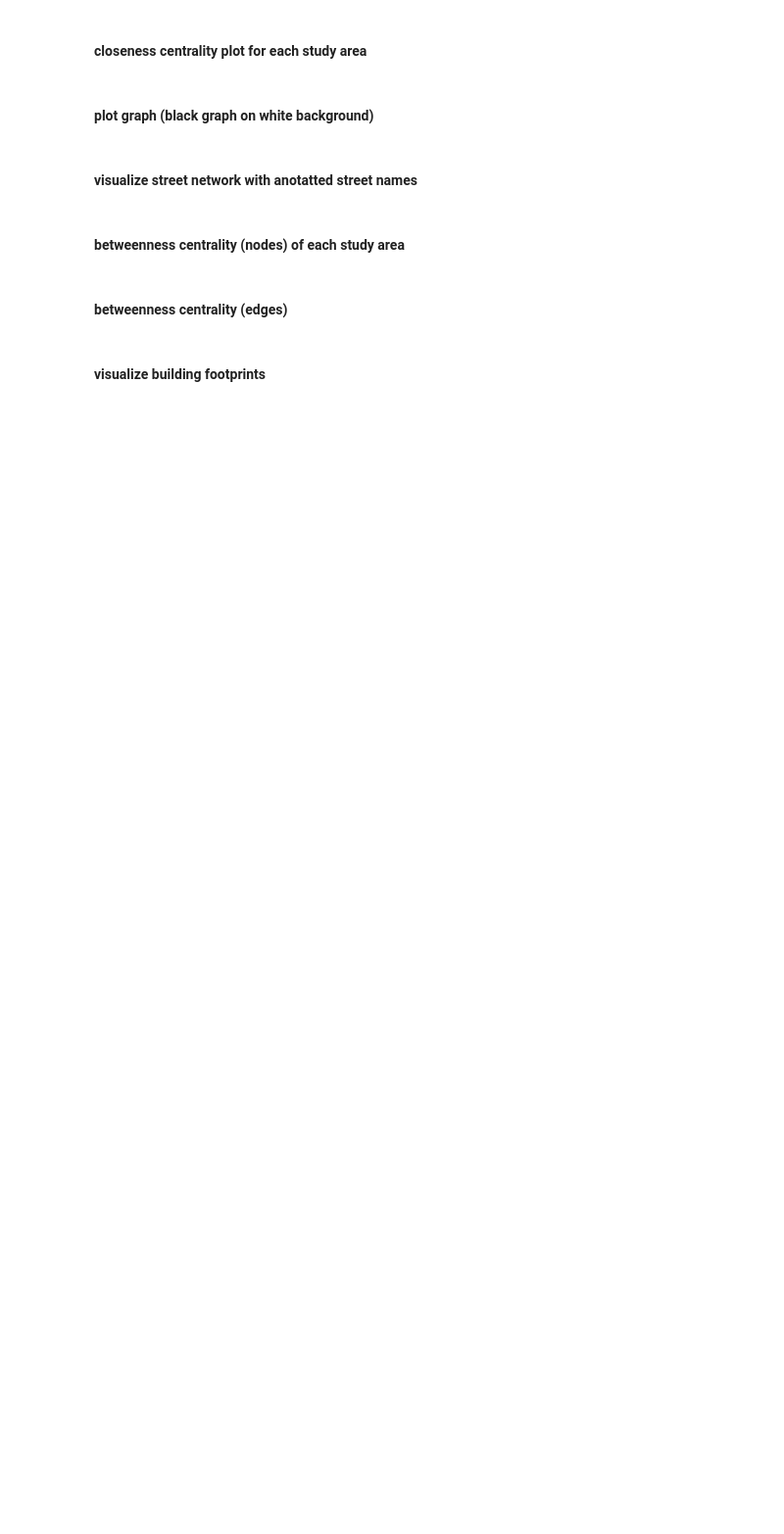
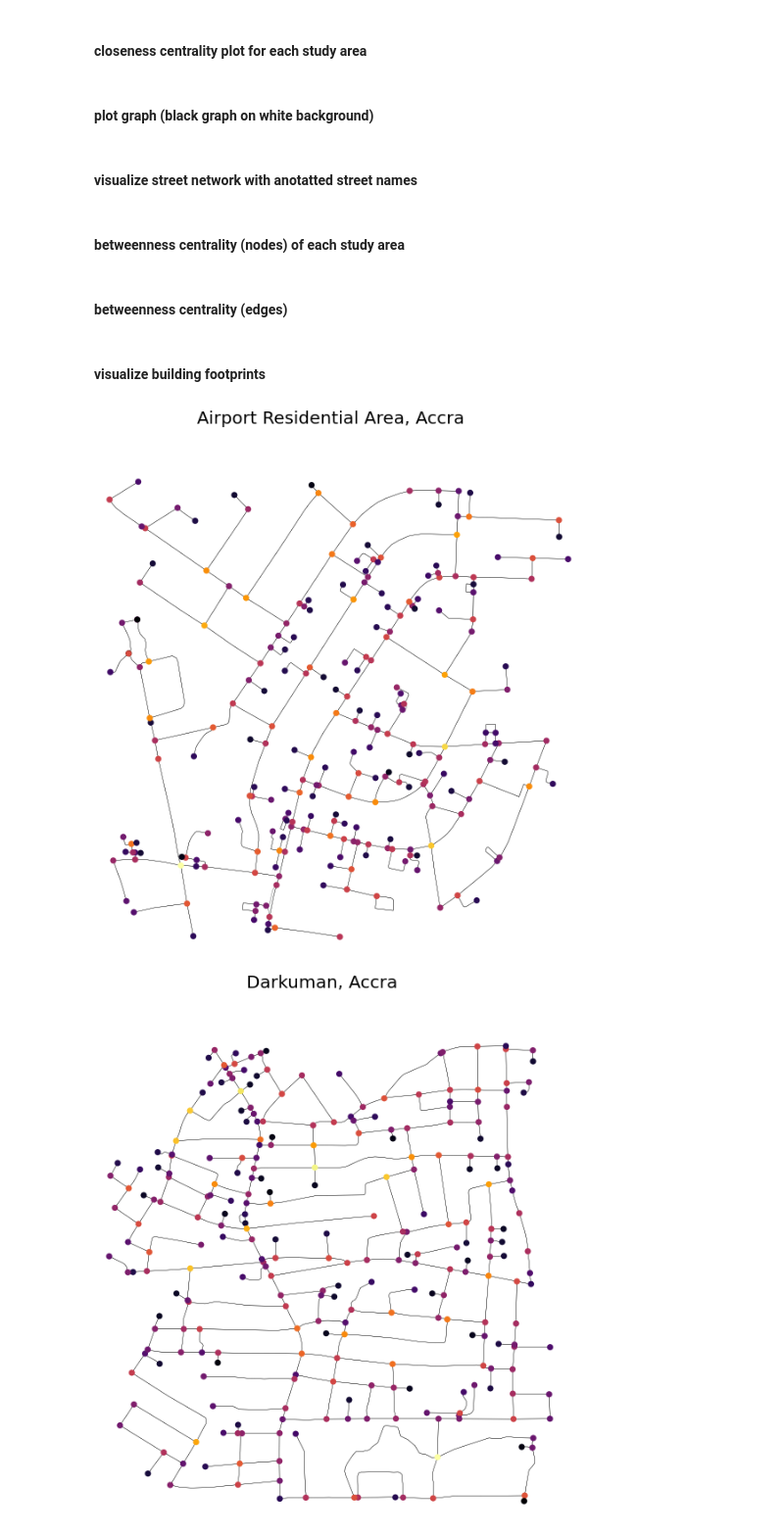
Before and after one commit to Joe-Degs/AutoGIS, a Jupyter notebook: test-thesis/generate_plots.ipynb, the cells around one changed output. Shown at 98% size. Cells and saved outputs as stored; diff of their text form; code cells hidden in the pictures; blank space fills up the shorter version.

Commit message:
plot pagerank of nodes

```diff
--- a/test-thesis/generate_plots.ipynb
+++ b/test-thesis/generate_plots.ipynb
@@ -81,0 +93,36 @@ for name, city, place in zip(graphs, geodata.city, geodata.place):
+# %%
+def visualize_node_pr(G: nx.MultiDiGraph, **kwargs):
+    """calculate and plot betweeness centrality of nodes on the directed graph
+    of the downloaded multigraph
+
+    Args:
+        G (nx.MultiDiGraph): street network downloaded and constructed by osmnx
+
+    Returns:
+        fig, ax: matplotib figure and axes objects
+    """
+    bc = nx.pagerank(ox.get_digraph(G), weight='length')
+    nx.set_node_attributes(G, bc, 'pr')
+    nc = ox.plot.get_node_colors_by_attr(G, 'pr', cmap='inferno')
+    return ox.plot_graph(
+        G,
+        figsize=(10, 10),
+        bgcolor='white',
+        node_color=nc,
+        node_size=50,
+        node_zorder=2,
+        edge_color='black',
+        edge_linewidth=0.3,
+        show=False,
+        **kwargs)
+# %%
+for name, city, place in zip(graphs, geodata.city, geodata.place):
+    fig, ax = visualize_node_pr(ox.load_graphml(name))
+    #ax.patch.set_edgecolor('black')
+    #ax.patch.set_linewidth('1')
+    fig.suptitle(f"{place}, {city}", fontsize=20)
+    img_name = f"images/{city}_{'_'.join(place.split(' '))}_pagerank.png"
+    fig.savefig(img_name)
+# %% [output]
+[figure, added]
+[figure, added]
```
Also changed, not shown: parts of 3 cells of this notebook.
